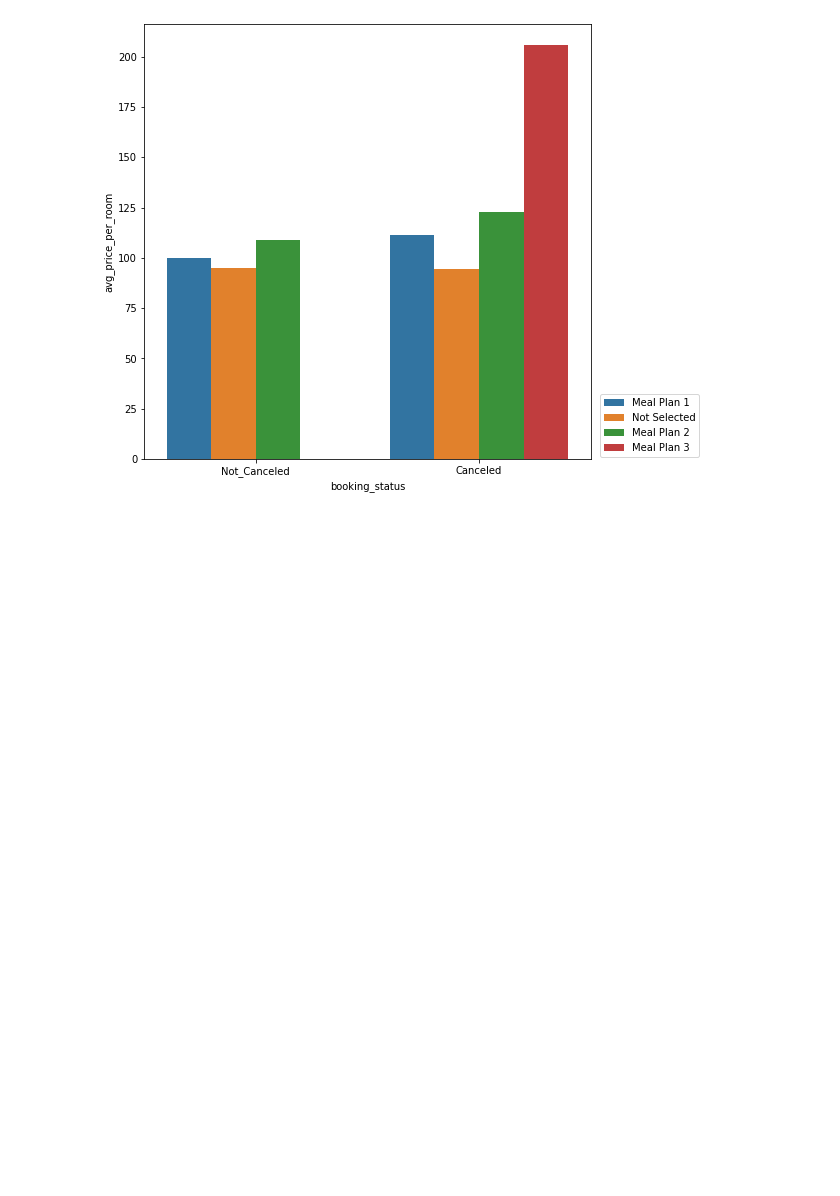
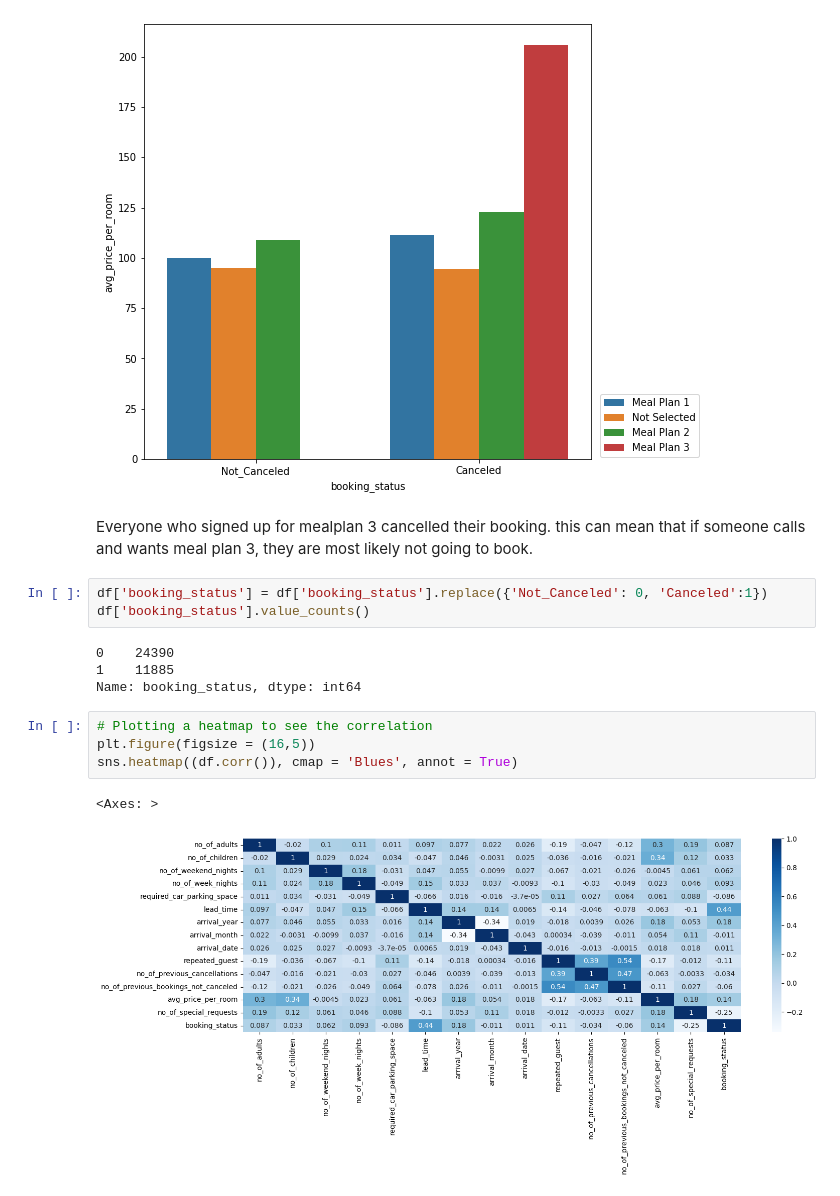
Before and after one commit to WinnieSue/Hotel-rerservation-prediction, a Jupyter notebook: Hotel_reservation.ipynb, the cells around one changed output. Cells and saved outputs as stored; diff of their text form; blank space fills up the shorter version.

```diff
--- a/Hotel_reservation.ipynb
+++ b/Hotel_reservation.ipynb
@@ -148,3 +154,19 @@ The `ci` parameter is deprecated. Use `errorbar=None` for the same effect.
   sns.barplot(x = 'booking_status', y = 'avg_price_per_room', data = df, ci = None, hue = 'type_of_meal_plan');
 <matplotlib.legend.Legend at 0x...>
 [figure]
+# %% [markdown]
+Everyone who signed up for mealplan 3 cancelled their booking. this can mean that if someone calls and wants meal plan 3, they are most likely not going to book.
+# %%
+df['booking_status'] = df['booking_status'].replace({'Not_Canceled': 0, 'Canceled':1})
+df['booking_status'].value_counts()
+# %% [output]
+0    24390
+1    11885
+Name: booking_status, dtype: int64
+# %%
+# Plotting a heatmap to see the correlation
+plt.figure(figsize = (16,5))
+sns.heatmap((df.corr()), cmap = 'Blues', annot = True)
+# %% [output]
+<Axes: >
+[figure, added]
```
Also changed, not shown: parts of 7 cells of this notebook.
